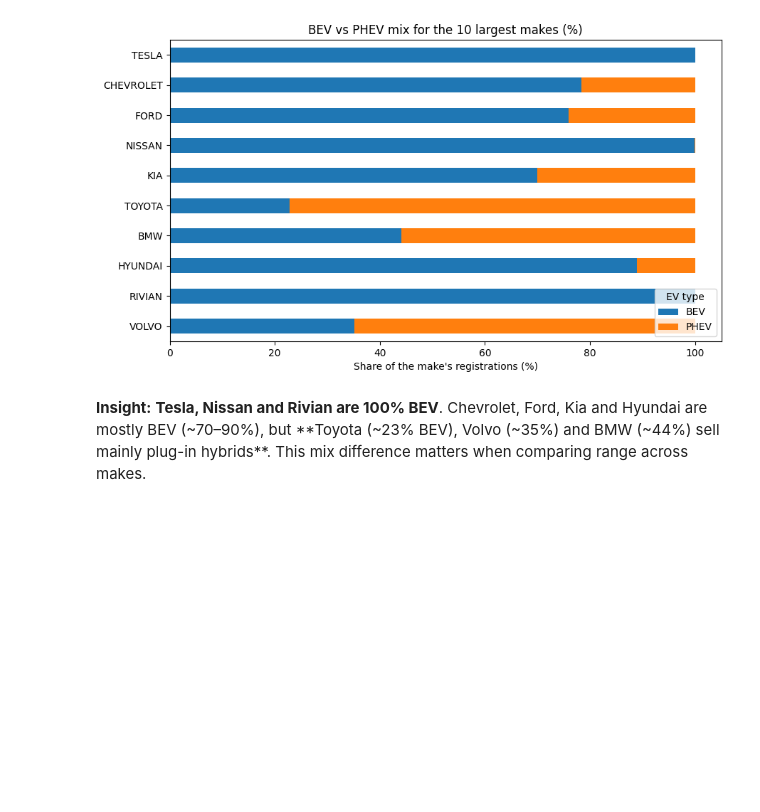
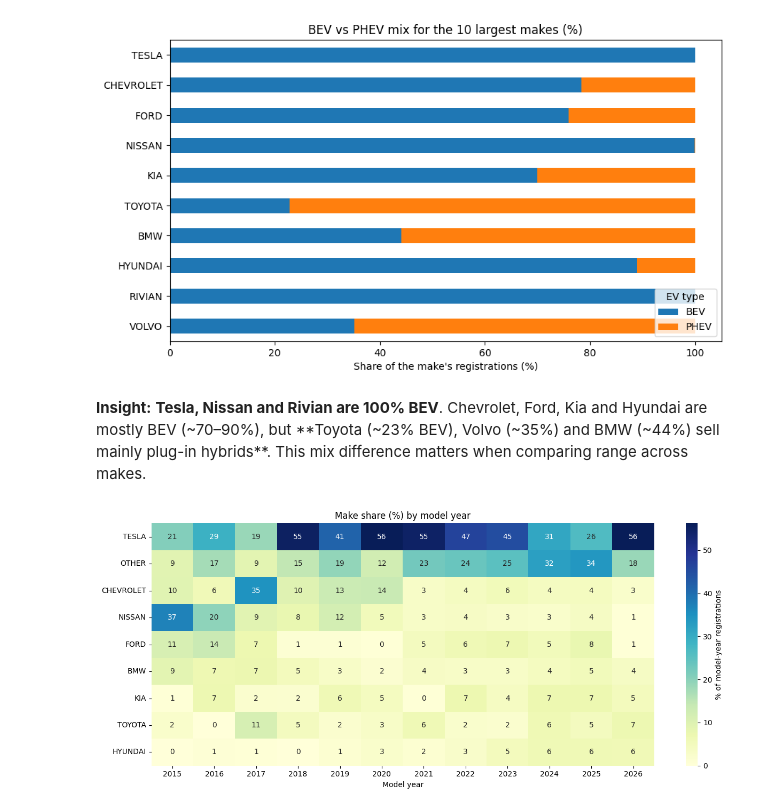
Before and after one commit to purujit-dev/Data_Analysis_Project, a Jupyter notebook: data_analysis.ipynb, the cells around one changed output. Cells and saved outputs as stored; diff of their text form; code cells hidden in the pictures; blank space fills up the shorter version.

```diff
--- a/data_analysis.ipynb
+++ b/data_analysis.ipynb
@@ -489,3 +489,17 @@ ax.legend(title="EV type", loc="lower right")
 [figure]
 # %% [markdown]
 **Insight:** **Tesla, Nissan and Rivian are 100% BEV**. Chevrolet, Ford, Kia and Hyundai are mostly BEV (~70–90%), but **Toyota (~23% BEV), Volvo (~35%) and BMW (~44%) sell mainly plug-in hybrids**. This mix difference matters when comparing range across makes.
+# %%
+top8 = df["Make"].value_counts().head(8).index
+make_grouped = df["Make"].where(df["Make"].isin(top8), "OTHER")
+
+make_year = (pd.crosstab(make_grouped, df["Model Year"], normalize="columns") * 100).loc[:, 2015:2026]
+make_year = make_year.loc[make_year.mean(axis=1).sort_values(ascending=False).index]
+
+fig, ax = plt.subplots(figsize=(13, 5.5))
+sns.heatmap(make_year, annot=True, fmt=".0f", cmap="YlGnBu", cbar_kws={"label": "% of model-year registrations"}, ax=ax)
+ax.set_title("Make share (%) by model year")
+ax.set_xlabel("Model year"); ax.set_ylabel("")
+save_fig("12_make_share_by_year")
+# %% [output]
+[figure, added]
```
Also changed, not shown: parts of 3 cells of this notebook.
